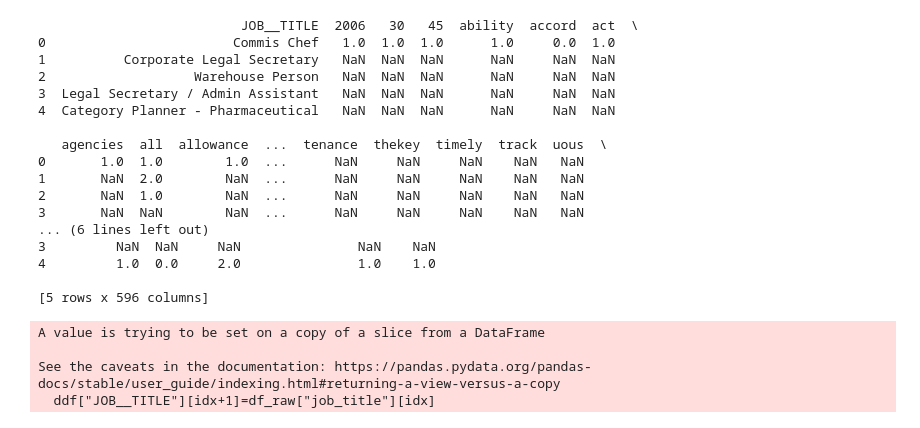
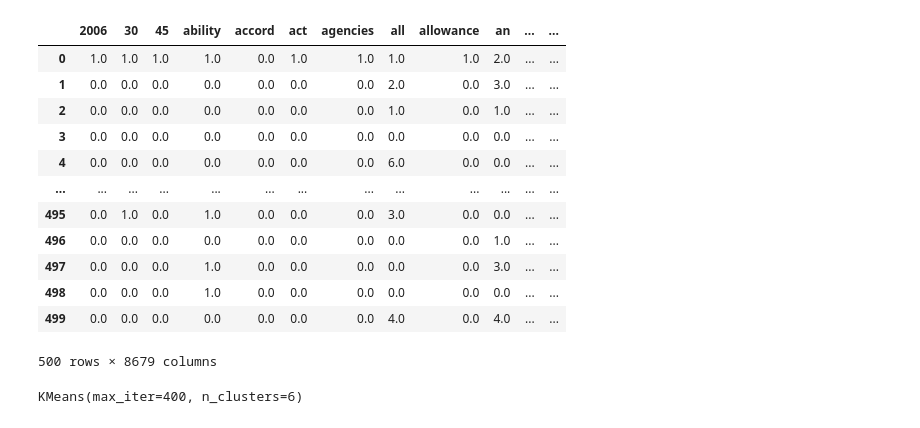
Before and after one commit to Jh2o15/TT-Torre, a Jupyter notebook: TT-Torre codee.ipynb, the cells around one changed output. Saved outputs shown, nothing was run; the diff lists cells and outputs as text; code cells hidden in the pictures.

```diff
--- a/TT-Torre codee.ipynb
+++ b/TT-Torre codee.ipynb
@@ -4,6 +4,9 @@ import numpy as np
 import os
 from collections import Counter
 from sklearn.feature_extraction.text import CountVectorizer
+
+import matplotlib.pyplot as plt
+
 
 vector=CountVectorizer()
 
@@ -17,7 +20,7 @@ parent_path=os.path.dirname(os.getcwd())
 data_path=parent_path+"/desktop/torre/reed_uk.csv"
 
 df_raw=pd.read_csv(data_path)
-df_raw=df_raw.head()
+df_raw=df_raw.head(500)
 
 
 ##Categorization
@@ -33,56 +36,49 @@ def clean(x):
     x=x.replace("are"," ")
     x=x.replace("you"," ")
     x=x.replace("this"," ")
     x=x.replace("role"," ")
     x=x.replace("and"," ")
     x=x.replace("job"," ")
     x=x.replace("description"," ")
     x=x.replace("then","")
     x=x.replace("to"," ")
     x=x.replace("in"," ")
     x=x.replace("  "," ")
     x=x.strip()
     return x
 
 
 def vect_description(txt):
     result = list(map(clean, txt))
     vector.fit(result)
     vector_count = vector.transform(txt)
     return pd.DataFrame(vector_count.sum(0), columns=vector.get_feature_names())
 
 
 def v_text():
-    ddf = pd.DataFrame([""],columns=["JOB__TITLE"])
+    #ddf = pd.DataFrame([""],columns=["JOB__TITLE"])
+    ddf = pd.DataFrame()
     for idx,description in enumerate(df_raw["job_description"]):
         txt = [description]
         ddf = pd.concat([ddf,vect_description(txt)],ignore_index=True)
-        ddf["JOB__TITLE"][idx+1]=df_raw["job_title"][idx]
-    ddf = ddf.drop(index=0).reset_index().drop("index",axis=1)
+        #ddf["JOB__TITLE"][idx+1]=df_raw["job_title"][idx]
     return ddf
 
 
-result=v_text()
-print(result)
+result=v_text().replace(np.nan,0)
+
+result
 # %% [output]
+|  | 2006 | 30 | 45 | ability | accord | act | agencies | all | allowance | an | ... | ... |
+| 0 | 1.0 | 1.0 | 1.0 | 1.0 | 0.0 | 1.0 | 1.0 | 1.0 | 1.0 | 2.0 | ... | ... |
+| 1 | 0.0 | 0.0 | 0.0 | 0.0 | 0.0 | 0.0 | 0.0 | 2.0 | 0.0 | 3.0 | ... | ... |
+| 2 | 0.0 | 0.0 | 0.0 | 0.0 | 0.0 | 0.0 | 0.0 | 1.0 | 0.0 | 1.0 | ... | ... |
+| 3 | 0.0 | 0.0 | 0.0 | 0.0 | 0.0 | 0.0 | 0.0 | 0.0 | 0.0 | 0.0 | ... | ... |
+| 4 | 0.0 | 0.0 | 0.0 | 0.0 | 0.0 | 0.0 | 0.0 | 6.0 | 0.0 | 0.0 | ... | ... |
+| ... | ... | ... | ... | ... | ... | ... | ... | ... | ... | ... | ... | ... |
+| 495 | 0.0 | 1.0 | 0.0 | 1.0 | 0.0 | 0.0 | 0.0 | 3.0 | 0.0 | 0.0 | ... | ... |
+| 496 | 0.0 | 0.0 | 0.0 | 0.0 | 0.0 | 0.0 | 0.0 | 0.0 | 0.0 | 1.0 | ... | ... |
+| 497 | 0.0 | 0.0 | 0.0 | 1.0 | 0.0 | 0.0 | 0.0 | 0.0 | 0.0 | 3.0 | ... | ... |
+| 498 | 0.0 | 0.0 | 0.0 | 1.0 | 0.0 | 0.0 | 0.0 | 0.0 | 0.0 | 0.0 | ... | ... |
+| 499 | 0.0 | 0.0 | 0.0 | 0.0 | 0.0 | 0.0 | 0.0 | 4.0 | 0.0 | 4.0 | ... | ... |
-                          JOB__TITLE  2006   30   45  ability  accord  act  \
-0                        Commis Chef   1.0  1.0  1.0      1.0     0.0  1.0
-1          Corporate Legal Secretary   NaN  NaN  NaN      NaN     NaN  NaN
-2                   Warehouse Person   NaN  NaN  NaN      NaN     NaN  NaN
-3  Legal Secretary / Admin Assistant   NaN  NaN  NaN      NaN     NaN  NaN
-4  Category Planner - Pharmaceutical   NaN  NaN  NaN      NaN     NaN  NaN
-
-   agencies  all  allowance  ...  tenance  thekey  timely  track  uous  \
-0       1.0  1.0        1.0  ...      NaN     NaN     NaN    NaN   NaN
-1       NaN  2.0        NaN  ...      NaN     NaN     NaN    NaN   NaN
-2       NaN  1.0        NaN  ...      NaN     NaN     NaN    NaN   NaN
-3       NaN  NaN        NaN  ...      NaN     NaN     NaN    NaN   NaN
-... (6 lines left out)
-3         NaN  NaN     NaN               NaN    NaN
-4         1.0  0.0     2.0               1.0    1.0
-
-[5 rows x 596 columns]
+500 rows × 8679 columns
-A value is trying to be set on a copy of a slice from a DataFrame
-
-See the caveats in the documentation: https://pandas.pydata.org/pandas-docs/stable/user_guide/indexing.html#returning-a-view-versus-a-copy
-  ddf["JOB__TITLE"][idx+1]=df_raw["job_title"][idx]
@@ -88,0 +100,5 @@ See the caveats in the documentation: https://pandas.pydata.org/pandas-docs/stab
+# %%
+khood=KMeans(n_clusters=6,max_iter=400)
+khood.fit(result)
+# %% [output]
+KMeans(max_iter=400, n_clusters=6)
```
Also changed, not shown: parts of 4 cells of this notebook.
